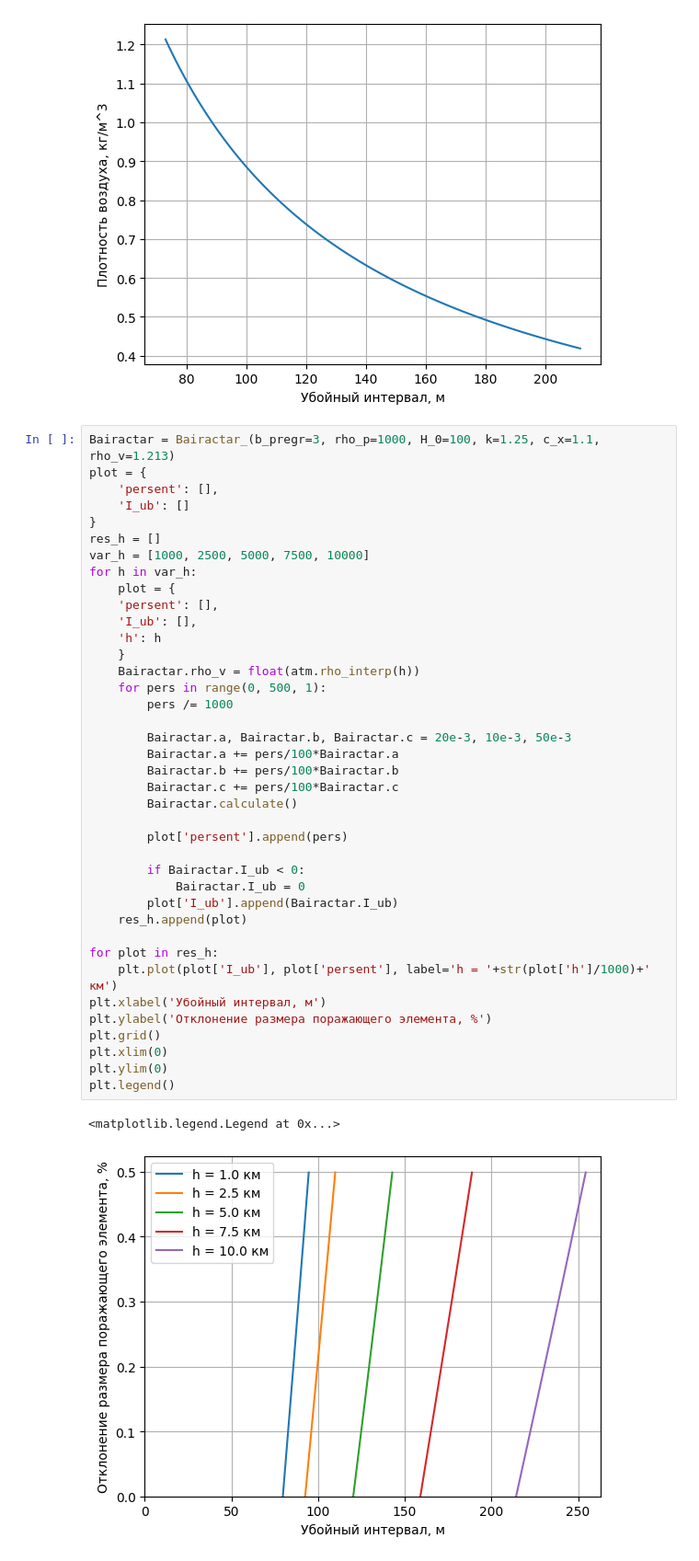
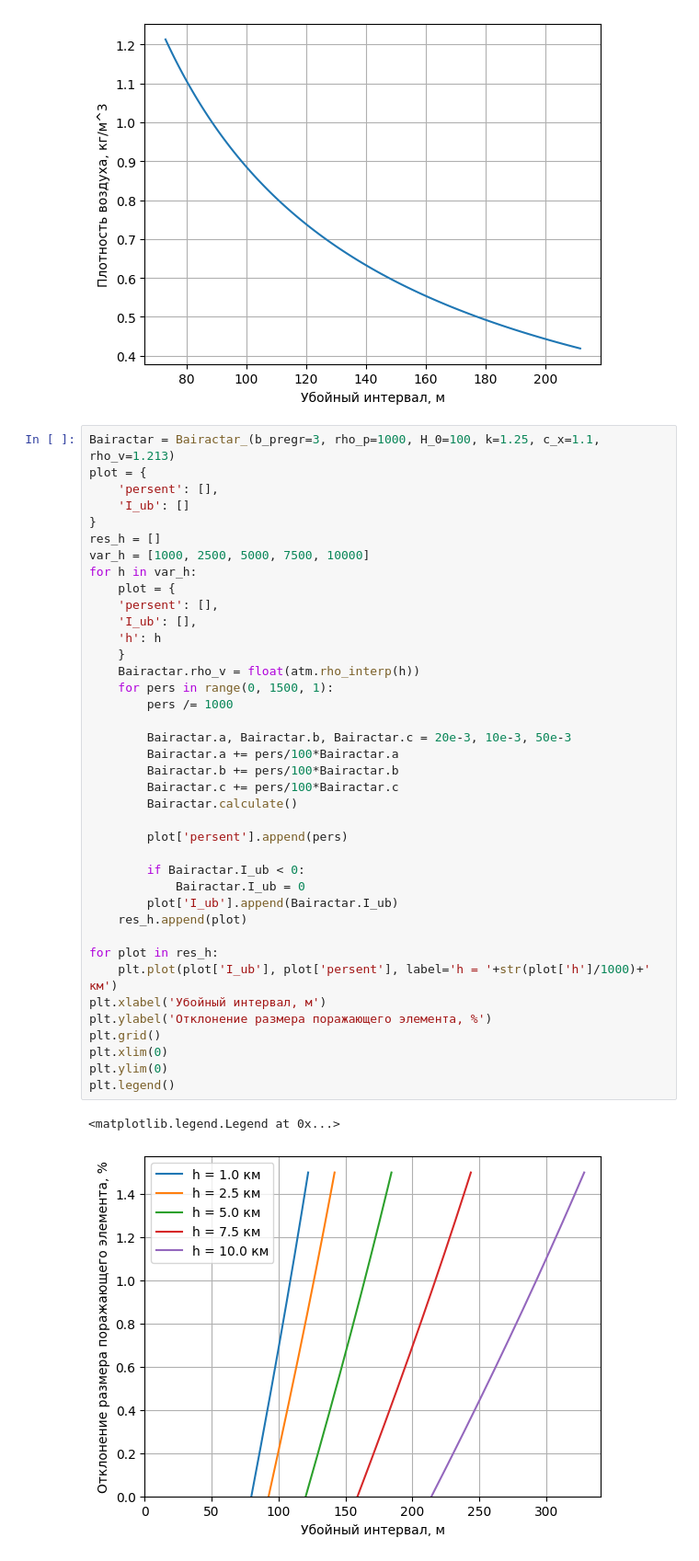
Before and after one commit to FlameDanita/Armour-penetration, a Jupyter notebook: main.ipynb, the cells around one changed output. Shown: that part at 92% size. Saved outputs shown, nothing was run; the diff lists cells and outputs as text.

```diff
--- a/main.ipynb
+++ b/main.ipynb
@@ -217,32 +217,32 @@ for h in var_h:
     'persent': [],
     'I_ub': [],
     'h': h
     }
     Bairactar.rho_v = float(atm.rho_interp(h))
-    for pers in range(0, 500, 1):
+    for pers in range(0, 1500, 1):
         pers /= 1000
 
         Bairactar.a, Bairactar.b, Bairactar.c = 20e-3, 10e-3, 50e-3
         Bairactar.a += pers/100*Bairactar.a
         Bairactar.b += pers/100*Bairactar.b
         Bairactar.c += pers/100*Bairactar.c
         Bairactar.calculate()
 
         plot['persent'].append(pers)
 
         if Bairactar.I_ub < 0:
             Bairactar.I_ub = 0
         plot['I_ub'].append(Bairactar.I_ub)
     res_h.append(plot)
 
 for plot in res_h:
     plt.plot(plot['I_ub'], plot['persent'], label='h = '+str(plot['h']/1000)+' км')
 plt.xlabel('Убойный интервал, м')
 plt.ylabel('Отклонение размера поражающего элемента, %')
 plt.grid()
 plt.xlim(0)
 plt.ylim(0)
 plt.legend()
 # %% [output]
 <matplotlib.legend.Legend at 0x...>
-[figure, old version]
+[figure, new version]
```
Also changed, not shown: parts of 1 cell of this notebook.
